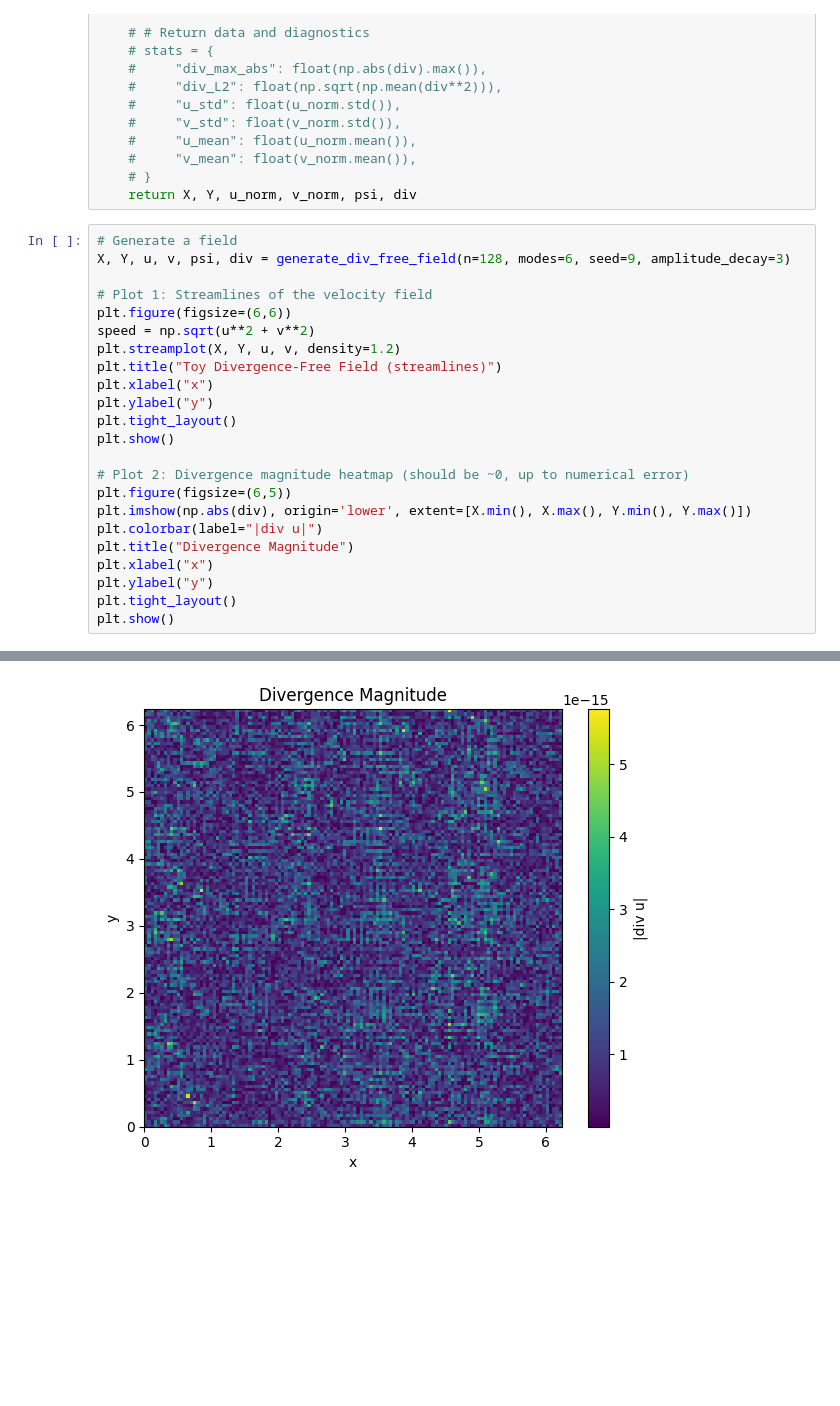
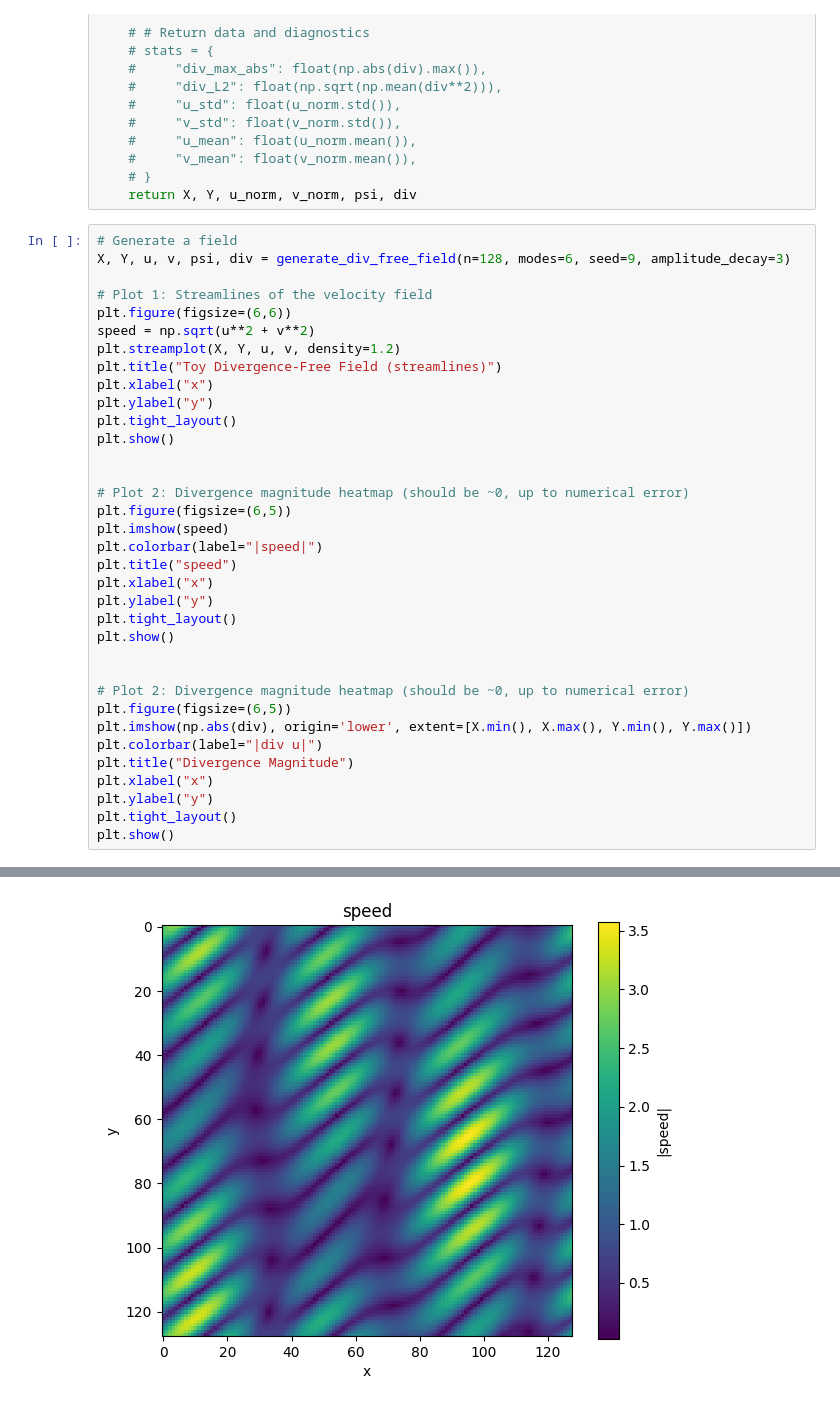
Before and after one commit to azhir/jax-cfd, a Jupyter notebook: notebooks/mnist_div.ipynb, the cells around one changed output, grey strips where cells are left out. Cells and saved outputs as stored; diff of their text form; blank space fills up the shorter version.

```diff
--- a/notebooks/mnist_div.ipynb
+++ b/notebooks/mnist_div.ipynb
@@ -76,26 +76,38 @@ def generate_div_free_field(n=128, modes=6, seed=42, amplitude_decay=2.0):
 # %%
 # Generate a field
 X, Y, u, v, psi, div = generate_div_free_field(n=128, modes=6, seed=9, amplitude_decay=3)
 
 # Plot 1: Streamlines of the velocity field
 plt.figure(figsize=(6,6))
 speed = np.sqrt(u**2 + v**2)
 plt.streamplot(X, Y, u, v, density=1.2)
 plt.title("Toy Divergence-Free Field (streamlines)")
 plt.xlabel("x")
 plt.ylabel("y")
 plt.tight_layout()
 plt.show()
 
+
+# Plot 2: Divergence magnitude heatmap (should be ~0, up to numerical error)
+plt.figure(figsize=(6,5))
+plt.imshow(speed)
+plt.colorbar(label="|speed|")
+plt.title("speed")
+plt.xlabel("x")
+plt.ylabel("y")
+plt.tight_layout()
+plt.show()
+
+
 # Plot 2: Divergence magnitude heatmap (should be ~0, up to numerical error)
 plt.figure(figsize=(6,5))
 plt.imshow(np.abs(div), origin='lower', extent=[X.min(), X.max(), Y.min(), Y.max()])
 plt.colorbar(label="|div u|")
 plt.title("Divergence Magnitude")
 plt.xlabel("x")
 plt.ylabel("y")
 plt.tight_layout()
 plt.show()
 # %% [output]
 [figure]
-[figure, old version]
+[figure, new version]
```
Also changed, not shown: parts of 3 cells of this notebook, 15 other files.
